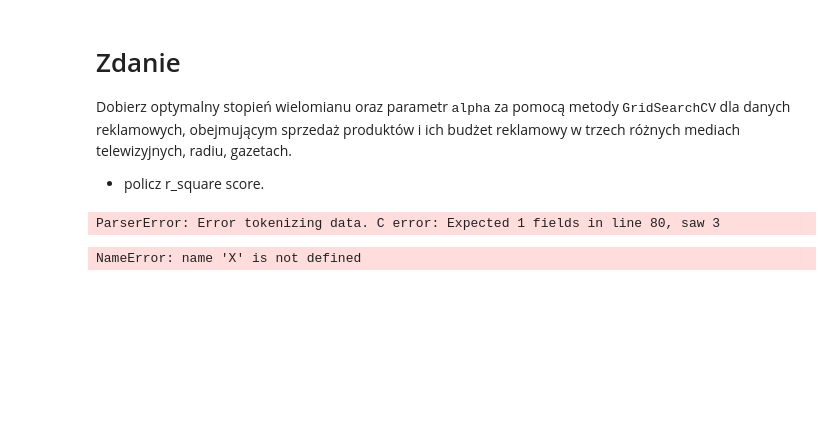
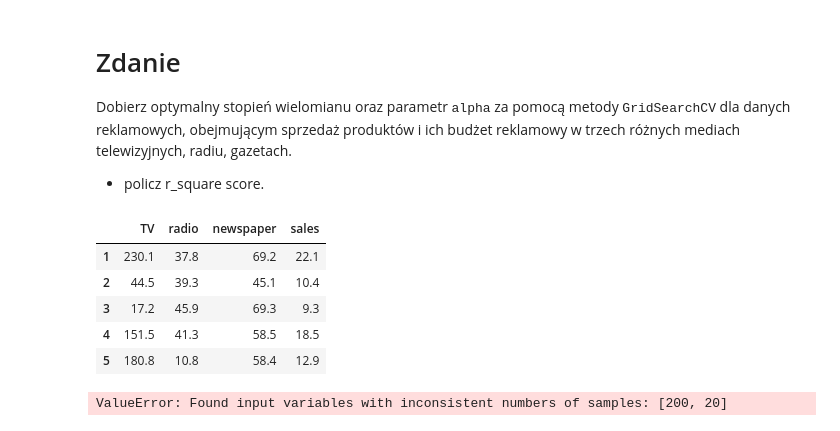
Before and after one commit to pawel200020/machine_learning_course, a Jupyter notebook: Z07_A_Lasso_Regression.ipynb, the cells around one changed output. Saved outputs shown, nothing was run; the diff lists cells and outputs as text; code cells hidden in the pictures; blank space fills up the shorter version.

```diff
--- a/Z07_A_Lasso_Regression.ipynb
+++ b/Z07_A_Lasso_Regression.ipynb
@@ -128,19 +128,31 @@ Dobierz optymalny stopień wielomianu oraz parametr <tt>alpha</tt> za pomocą me
 *  policz r_square score.
 # %%
 import pandas as pd
-df_adv = pd.read_csv('http://www-bcf.usc.edu/~gareth/ISL/Advertising.csv', index_col=0)
+df_adv = pd.read_csv('Advertising.csv', index_col=0)
 X = df_adv[['TV', 'radio','newspaper']]
 y = df_adv['sales']
 df_adv.head()
 # %% [output]
-ParserError: Error tokenizing data. C error: Expected 1 fields in line 80, saw 3
+|  | TV | radio | newspaper | sales |
+| 1 | 230.1 | 37.8 | 69.2 | 22.1 |
+| 2 | 44.5 | 39.3 | 45.1 | 10.4 |
+| 3 | 17.2 | 45.9 | 69.3 | 9.3 |
+| 4 | 151.5 | 41.3 | 58.5 | 18.5 |
+| 5 | 180.8 | 10.8 | 58.4 | 12.9 |
-# %%
-from sklearn.model_selection import GridSearchCV
-grid = GridSearchCV(make_pipeline(PolynomialFeatures(degree=2), linear_model.LinearRegression()),
-                    param_grid={'polynomialfeatures__degree': [1, 2, 3, 4, 5, 6, 7,25]},
-                    cv=5,
-                    refit=False)
-grid.fit(X, y)
-grid.best_params_
-# %% [output]
-NameError: name 'X' is not defined
+# %%
+from sklearn.model_selection import GridSearchCV, train_test_split
+from sklearn import metrics
+X_train, X_test, y_train, y_test = train_test_split(X, y, test_size=0.4, random_state=0)
+
+grid = GridSearchCV(make_pipeline(PolynomialFeatures(degree=2), linear_model.Lasso(alpha=1)),
+                    param_grid={'polynomialfeatures__degree': [i for i in range(1,15,1)],
+                    'lasso__alpha' : [10**i for i in range(-5,5,1)]},
+                    refit=True)
+grid.fit(X_train,y_train)
+print('=========================================')
+print(grid.best_params_)
+print('=========================================')
+print("Mean squared error: {}".format( metrics.mean_squared_error(y_test, grid.predict(X_test)) ))
+print("r2 score: {}".format( metrics.r2_score(y_test, grid.predict(X_test)) ))
+# %% [output]
+ValueError: Found input variables with inconsistent numbers of samples: [200, 20]
```
Also changed, not shown: parts of 3 cells of this notebook.
